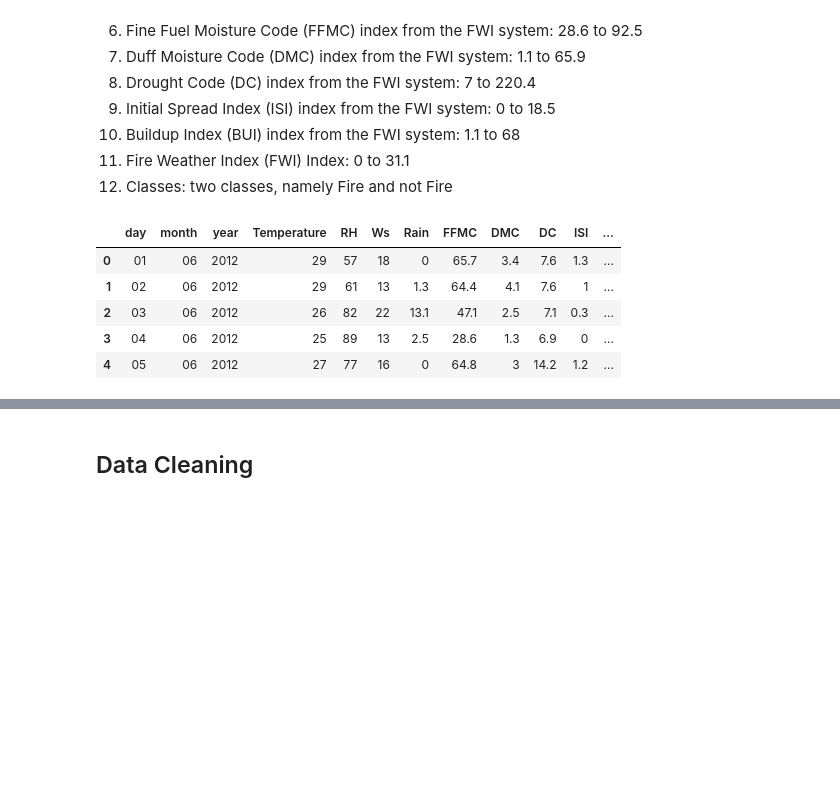
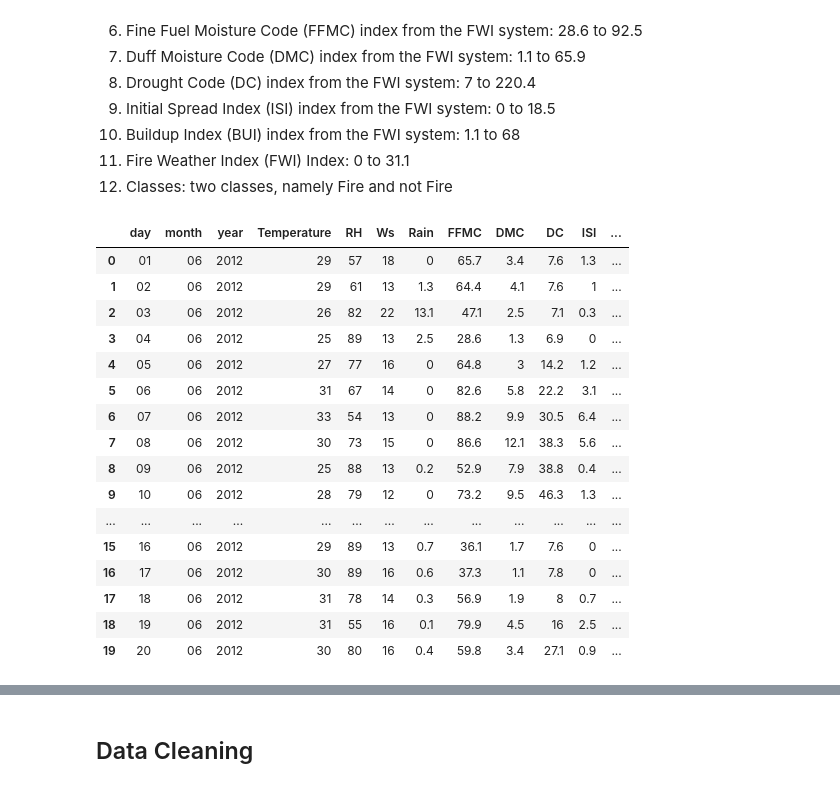
Before and after one commit to Satyajit-tech2006/ML-Projects, a Jupyter notebook: Linear Regression Implementations/Ridge Lassso Elastic Regression Practicals/Ridge, Lasso Regression.ipynb, the cells around one changed output, grey strips where cells are left out. Cells and saved outputs as stored; diff of their text form; code cells hidden in the pictures; blank space fills up the shorter version.

```diff
--- a/Linear Regression Implementations/Ridge Lassso Elastic Regression Practicals/Ridge, Lasso Regression.ipynb
+++ b/Linear Regression Implementations/Ridge Lassso Elastic Regression Practicals/Ridge, Lasso Regression.ipynb
@@ -35,14 +35,25 @@ import seaborn as sns
 # %%
 dataset=pd.read_csv('Algerian_forest_fires_dataset_UPDATE.csv' ,header=1)
 # %%
-dataset.head()
+dataset.head(20)
 # %% [output]
 |  | day | month | year | Temperature | RH | Ws | Rain | FFMC | DMC | DC | ISI | ... |
 | 0 | 01 | 06 | 2012 | 29 | 57 | 18 | 0 | 65.7 | 3.4 | 7.6 | 1.3 | ... |
 | 1 | 02 | 06 | 2012 | 29 | 61 | 13 | 1.3 | 64.4 | 4.1 | 7.6 | 1 | ... |
 | 2 | 03 | 06 | 2012 | 26 | 82 | 22 | 13.1 | 47.1 | 2.5 | 7.1 | 0.3 | ... |
 | 3 | 04 | 06 | 2012 | 25 | 89 | 13 | 2.5 | 28.6 | 1.3 | 6.9 | 0 | ... |
 | 4 | 05 | 06 | 2012 | 27 | 77 | 16 | 0 | 64.8 | 3 | 14.2 | 1.2 | ... |
+| 5 | 06 | 06 | 2012 | 31 | 67 | 14 | 0 | 82.6 | 5.8 | 22.2 | 3.1 | ... |
+| 6 | 07 | 06 | 2012 | 33 | 54 | 13 | 0 | 88.2 | 9.9 | 30.5 | 6.4 | ... |
+| 7 | 08 | 06 | 2012 | 30 | 73 | 15 | 0 | 86.6 | 12.1 | 38.3 | 5.6 | ... |
+| 8 | 09 | 06 | 2012 | 25 | 88 | 13 | 0.2 | 52.9 | 7.9 | 38.8 | 0.4 | ... |
+| 9 | 10 | 06 | 2012 | 28 | 79 | 12 | 0 | 73.2 | 9.5 | 46.3 | 1.3 | ... |
+| ... | ... | ... | ... | ... | ... | ... | ... | ... | ... | ... | ... | ... |
+| 15 | 16 | 06 | 2012 | 29 | 89 | 13 | 0.7 | 36.1 | 1.7 | 7.6 | 0 | ... |
+| 16 | 17 | 06 | 2012 | 30 | 89 | 16 | 0.6 | 37.3 | 1.1 | 7.8 | 0 | ... |
+| 17 | 18 | 06 | 2012 | 31 | 78 | 14 | 0.3 | 56.9 | 1.9 | 8 | 0.7 | ... |
+| 18 | 19 | 06 | 2012 | 31 | 55 | 16 | 0.1 | 79.9 | 4.5 | 16 | 2.5 | ... |
+| 19 | 20 | 06 | 2012 | 30 | 80 | 16 | 0.4 | 59.8 | 3.4 | 27.1 | 0.9 | ... |
 # %%
 dataset.info()
 # %% [output]
```
